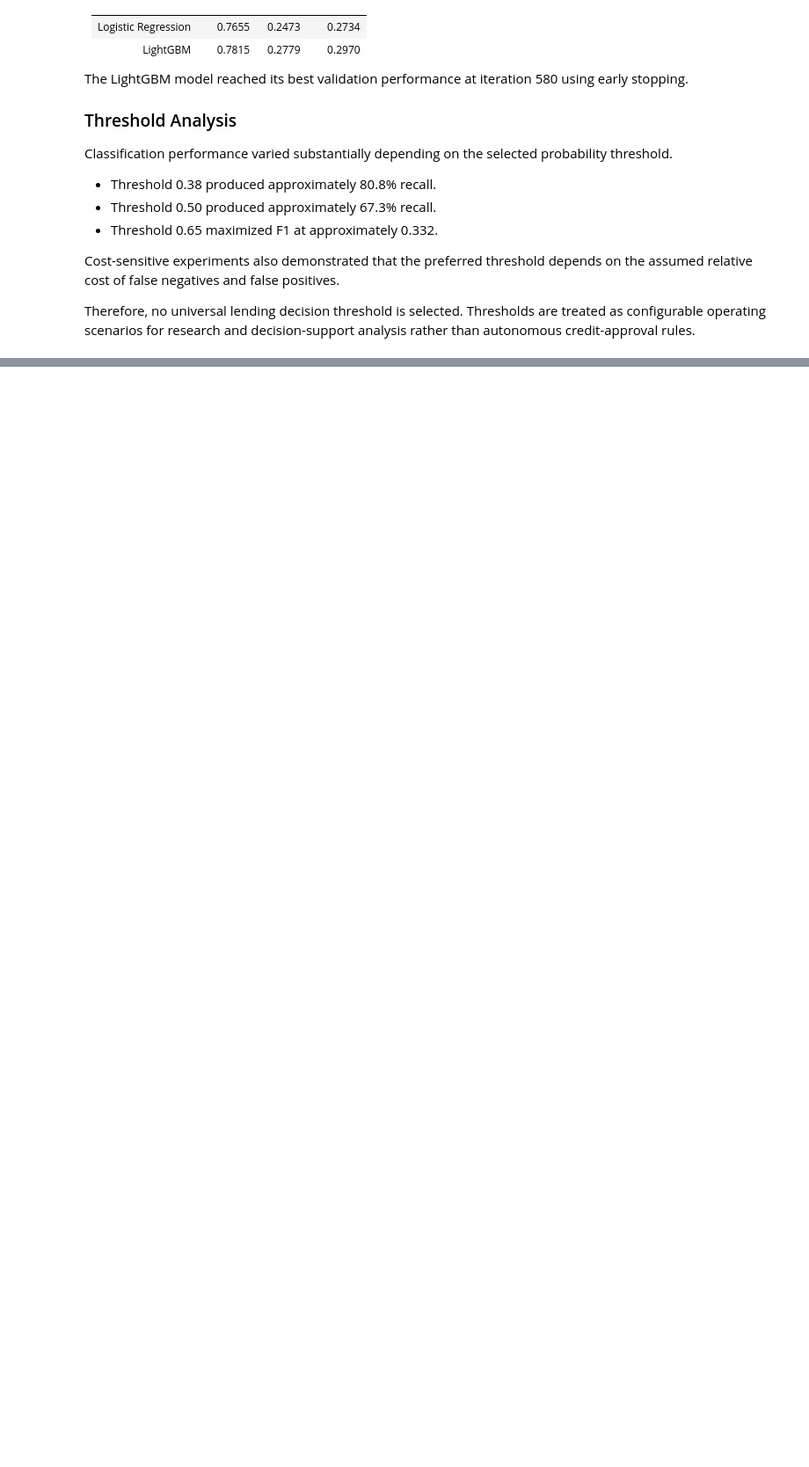
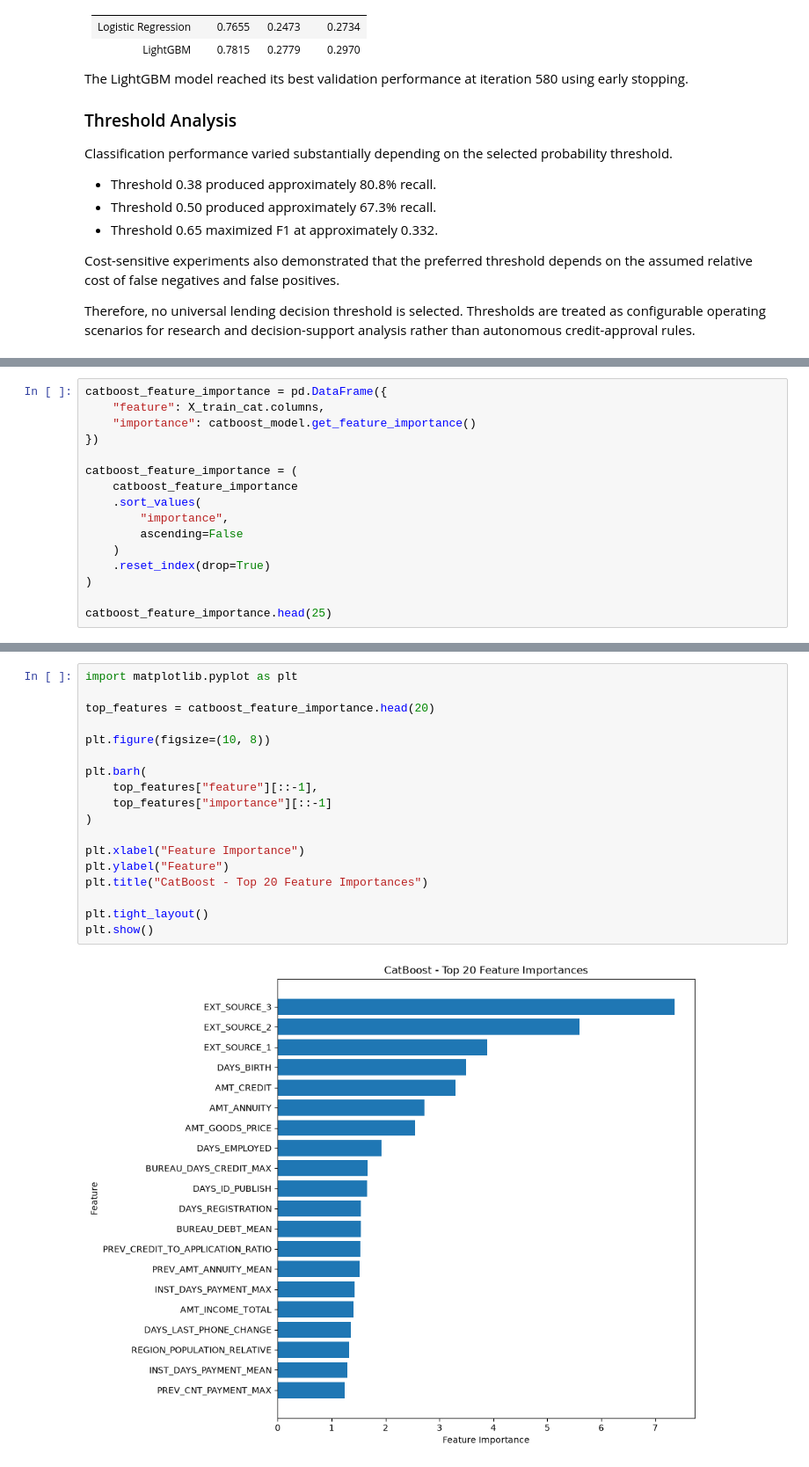
Before and after one commit to Ayfernaz-Baygin/creditlens-ai, a Jupyter notebook: notebooks/04_boosting_model.ipynb, the cells around one changed output, grey strips where cells are left out. Shown at 88% size. Drawn from its saved outputs; the diff is of its cells as text; blank space fills up the shorter version.

```diff
--- a/notebooks/04_boosting_model.ipynb
+++ b/notebooks/04_boosting_model.ipynb
@@ -675,0 +1075,16 @@ Therefore, no universal lending decision threshold is selected. Thresholds are t
+# %%
+catboost_feature_importance = pd.DataFrame({
+    "feature": X_train_cat.columns,
+    "importance": catboost_model.get_feature_importance()
+})
+
+catboost_feature_importance = (
+    catboost_feature_importance
+    .sort_values(
+        "importance",
+        ascending=False
+    )
+    .reset_index(drop=True)
+)
+
+catboost_feature_importance.head(25)
@@ -675,0 +1122,20 @@ Therefore, no universal lending decision threshold is selected. Thresholds are t
+# %%
+import matplotlib.pyplot as plt
+
+top_features = catboost_feature_importance.head(20)
+
+plt.figure(figsize=(10, 8))
+
+plt.barh(
+    top_features["feature"][::-1],
+    top_features["importance"][::-1]
+)
+
+plt.xlabel("Feature Importance")
+plt.ylabel("Feature")
+plt.title("CatBoost - Top 20 Feature Importances")
+
+plt.tight_layout()
+plt.show()
+# %% [output]
+[figure, added]
```
Also changed, not shown: parts of 43 cells of this notebook, 14 other files.
